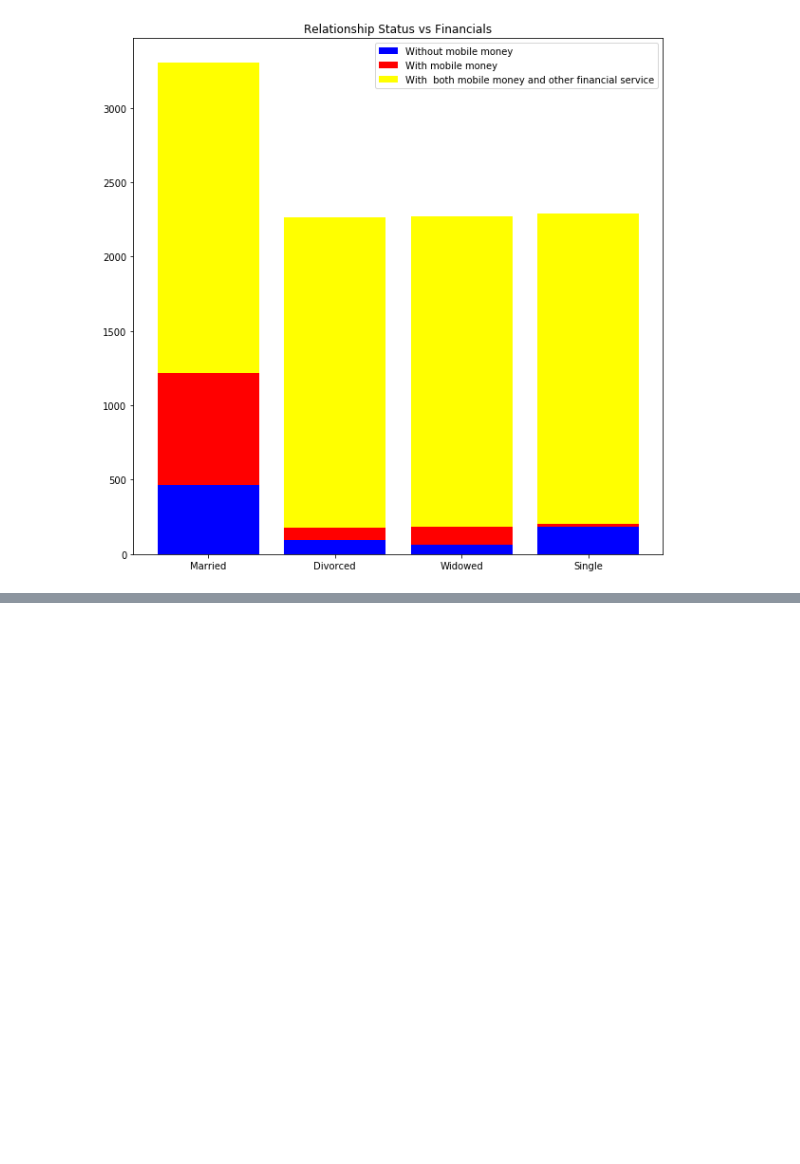
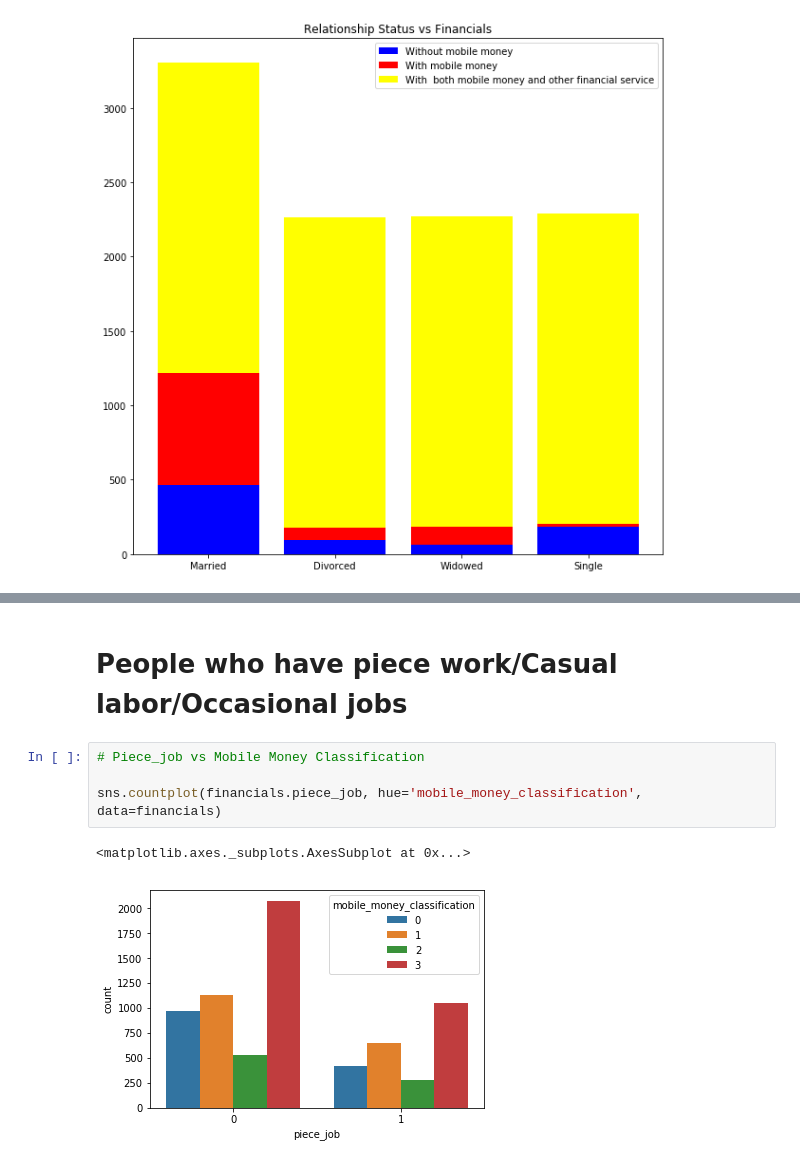
Before and after one commit to jbmasemza/tanzania_mobile_money, a Jupyter notebook: Untitled.ipynb, the cells around one changed output, grey strips where cells are left out. Cells and saved outputs as stored; diff of their text form; blank space fills up the shorter version.

```diff
--- a/Untitled.ipynb
+++ b/Untitled.ipynb
@@ -374,0 +318,9 @@ plt.show()
+# %% [markdown]
+# People who have piece work/Casual labor/Occasional jobs
+# %%
+# Piece_job vs Mobile Money Classification
+
+sns.countplot(financials.piece_job, hue='mobile_money_classification', data=financials)
+# %% [output]
+<matplotlib.axes._subplots.AxesSubplot at 0x...>
+[figure, added]
```
Also changed, not shown: parts of 52 cells of this notebook.
